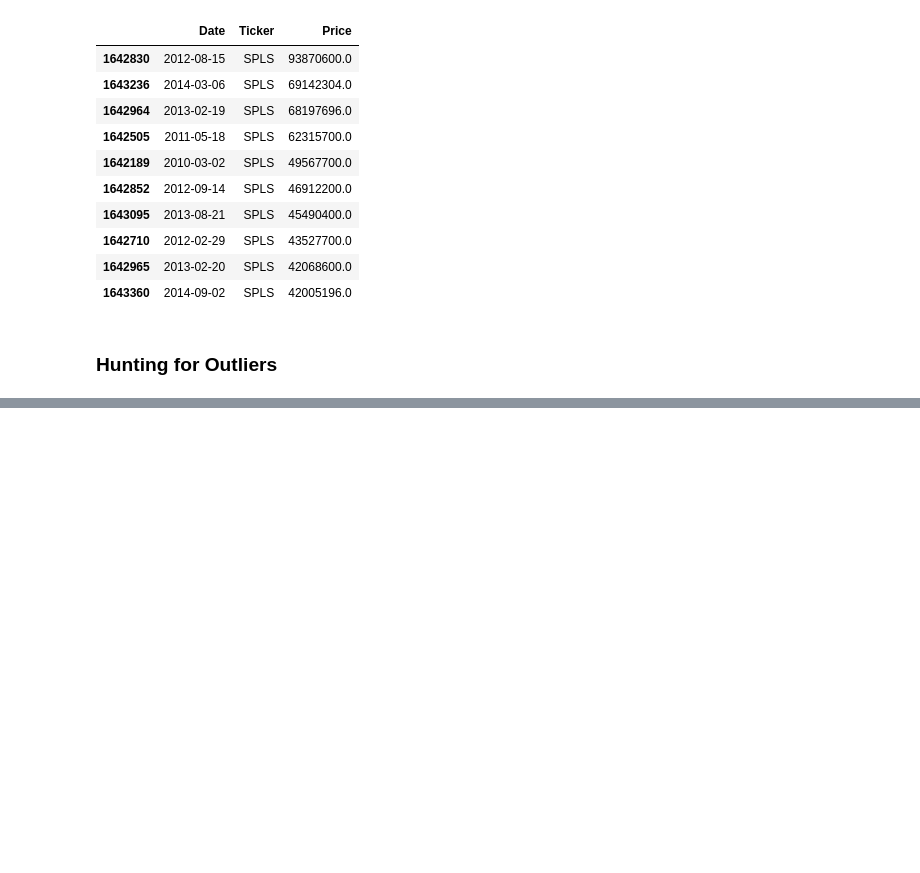
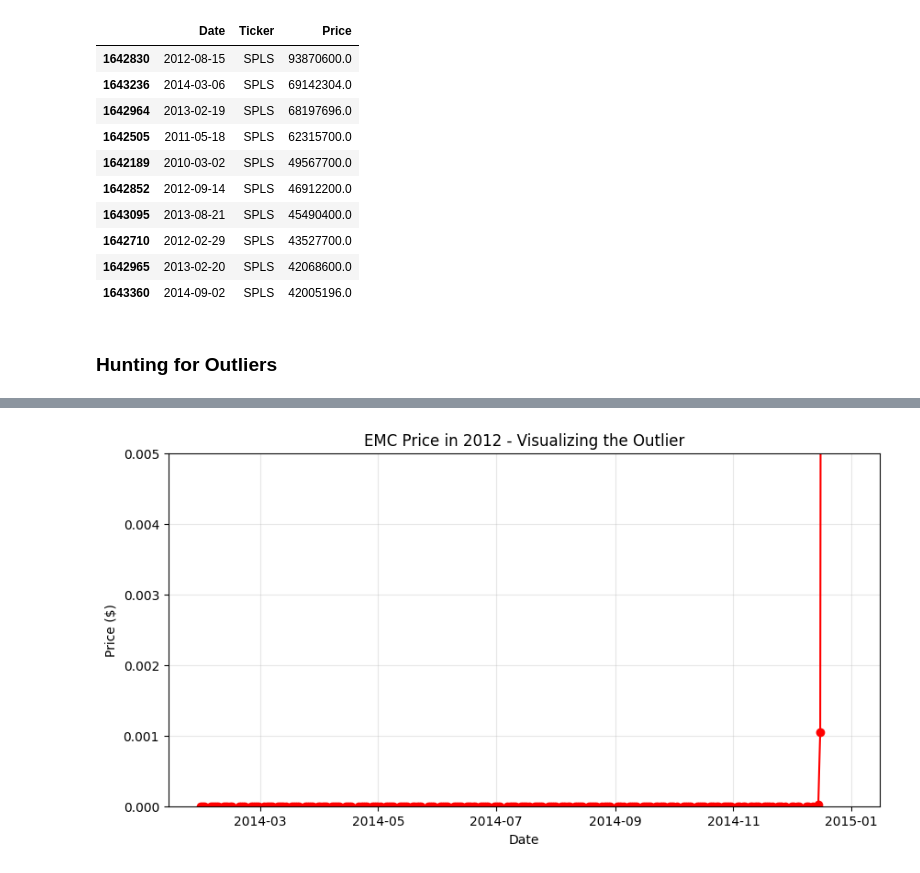
Before and after one commit to mahdikheirkhah/backtesting-sp500, a Jupyter notebook: notebook/analysis.ipynb, the cells around one changed output, grey strips where cells are left out. Saved outputs shown, nothing was run; the diff lists cells and outputs as text; code cells hidden in the pictures; blank space fills up the shorter version.

```diff
--- a/notebook/analysis.ipynb
+++ b/notebook/analysis.ipynb
@@ -208,0 +271,21 @@ print(crazy_low.head())
+# %%
+# Assuming you already have 'long_prices' from our previous step
+long_prices['Date'] = pd.to_datetime(long_prices['Date'])
+
+ticker = 'EMC' # <--- CHANGE THIS TO YOUR TICKER
+
+# Filter the data to just that one stock for the year 2012 so we can see the spike context
+stock_data = long_prices[(long_prices['Ticker'] == ticker) &
+                         (long_prices['Price'] != 0)]
+
+# Plot it!
+plt.figure(figsize=(10, 5))
+plt.plot(stock_data['Date'], stock_data['Price'], marker='o', color='red', linestyle='-', )
+plt.title(f"{ticker} Price in 2012 - Visualizing the Outlier")
+plt.xlabel("Date")
+plt.ylabel("Price ($)")
+plt.ylim(0,0.005)
+plt.grid(True, alpha=0.3)
+plt.show()
+# %% [output]
+[figure, added]
```
Also changed, not shown: parts of 9 cells of this notebook, 3 other files.
